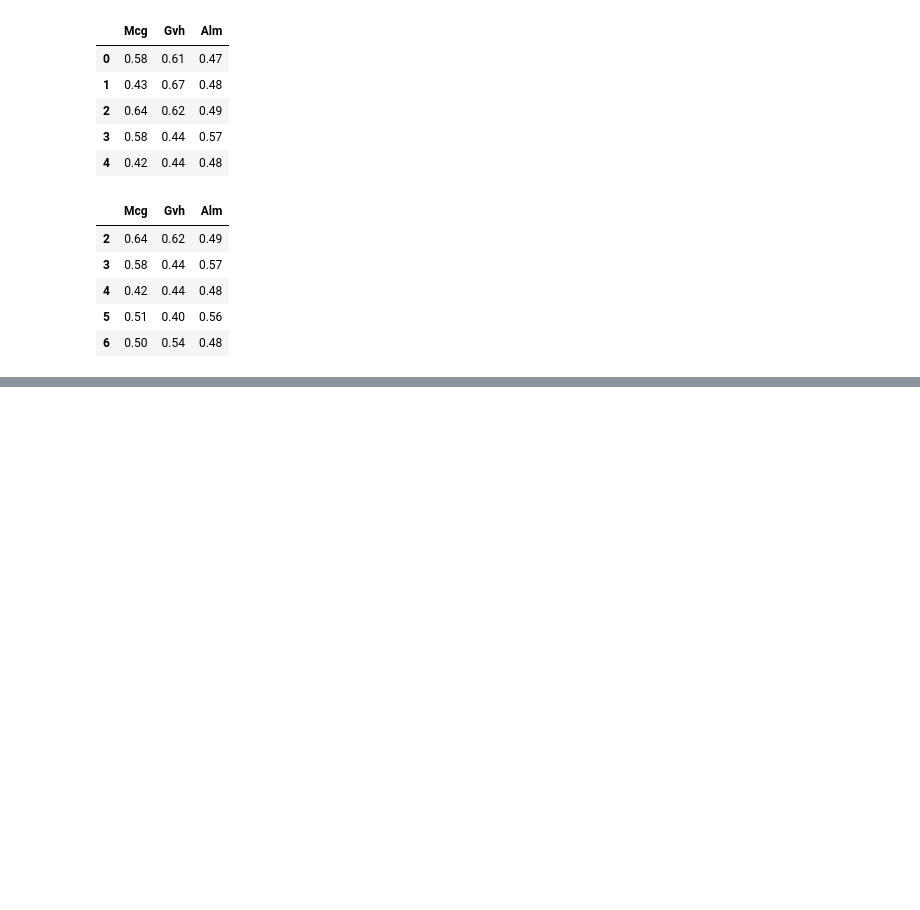
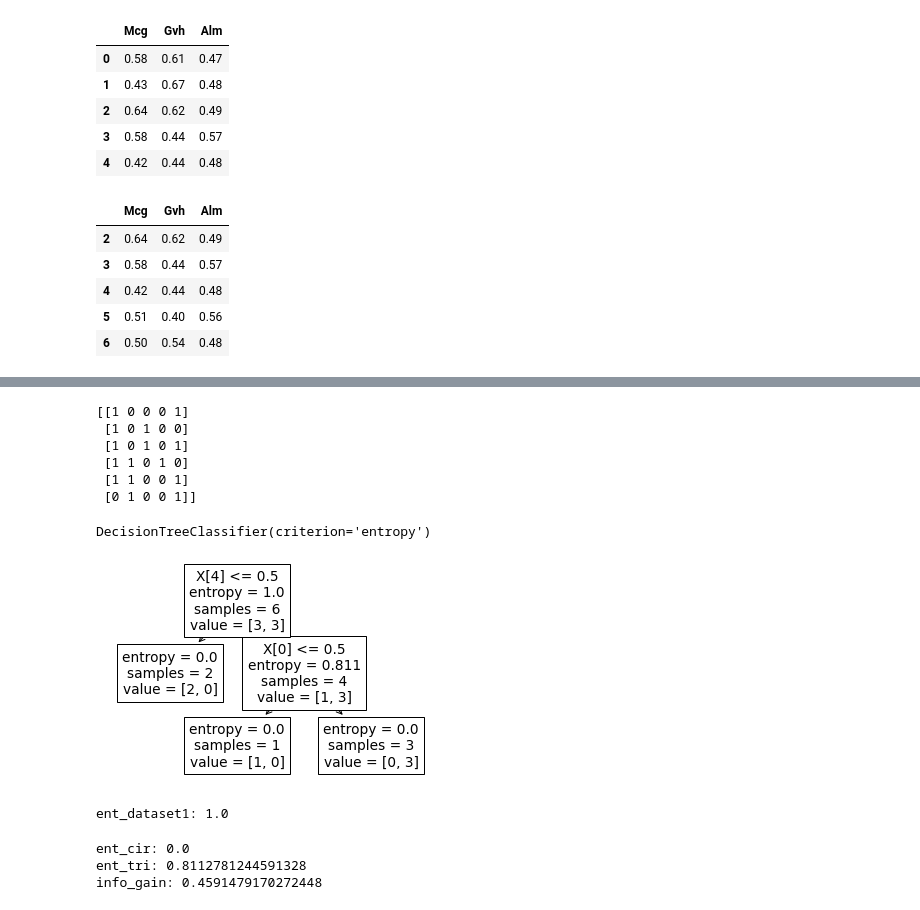
Before and after one commit to HangGao132/tutorial_762_2021, a Jupyter notebook: tutorial_01.ipynb, the cells around one changed output, grey strips where cells are left out. Drawn from its saved outputs; the diff is of its cells as text; code cells hidden in the pictures; blank space fills up the shorter version.

Commit message:
added entropy calculation

```diff
--- a/tutorial_01.ipynb
+++ b/tutorial_01.ipynb
@@ -418,0 +461,3 @@ df[2:7]
+# %%
+df1 = pd.read_csv(PATH_DATA_1)
+df1
@@ -418,0 +476,3 @@ df[2:7]
+# %%
+for col in df1.columns:
+    df1[col] = df1[col].astype('category').cat.codes.astype('long')
@@ -418,0 +499,28 @@ df[2:7]
+# %%
+X = df1[['Colour', 'Length', 'Size', 'Brightness', 'Shape']].to_numpy()
+y = df1[['Class']].to_numpy()
+
+print(X)
+# %% [output]
+[[1 0 0 0 1]
+ [1 0 1 0 0]
+ [1 0 1 0 1]
+ [1 1 0 1 0]
+ [1 1 0 0 1]
+ [0 1 0 0 1]]
+# %%
+model = DecisionTreeClassifier(criterion='entropy')
+model.fit(X, y)
+# %% [output]
+DecisionTreeClassifier(criterion='entropy')
+# %%
+# X[0]: Colour
+# X[1]: Length
+# X[2]: Size
+# X[3]: Brightness
+# X[4]: Shape
+
+tree.plot_tree(model)
+plt.show()
+# %% [output]
+[figure, added]
@@ -418,0 +529,24 @@ df[2:7]
+# %%
+# Root. Without any prior information.
+ent_dataset1 = -3./6.*log2(3./6.) - 3./6.*log2(3./6.)
+print('ent_dataset1:', ent_dataset1)
+# %% [output]
+ent_dataset1: 1.0
+# %%
+# Left node
+# 2 circles, all of them are False
+ent_cir = 0/2. - 2./2.*log2(2./2.) # log2(0) = -inf
+print('ent_cir:', ent_cir)
+
+# Right node
+# 4 triangles, 3 of them are True
+ent_tri = -3./4.*log2(3./4.) - 1./4.*log2(1./4.)
+print('ent_tri:', ent_tri)
+
+# Weighted information gain: 4 out of 6 are triangles, the rest of them are circles.
+info_gain = 1. - 2./6.*ent_cir - 4./6.*ent_tri
+print('info_gain:', info_gain)
+# %% [output]
+ent_cir: 0.0
+ent_tri: 0.8112781244591328
+info_gain: 0.4591479170272448
```
Also changed, not shown: parts of 8 cells of this notebook, 1 other file.
